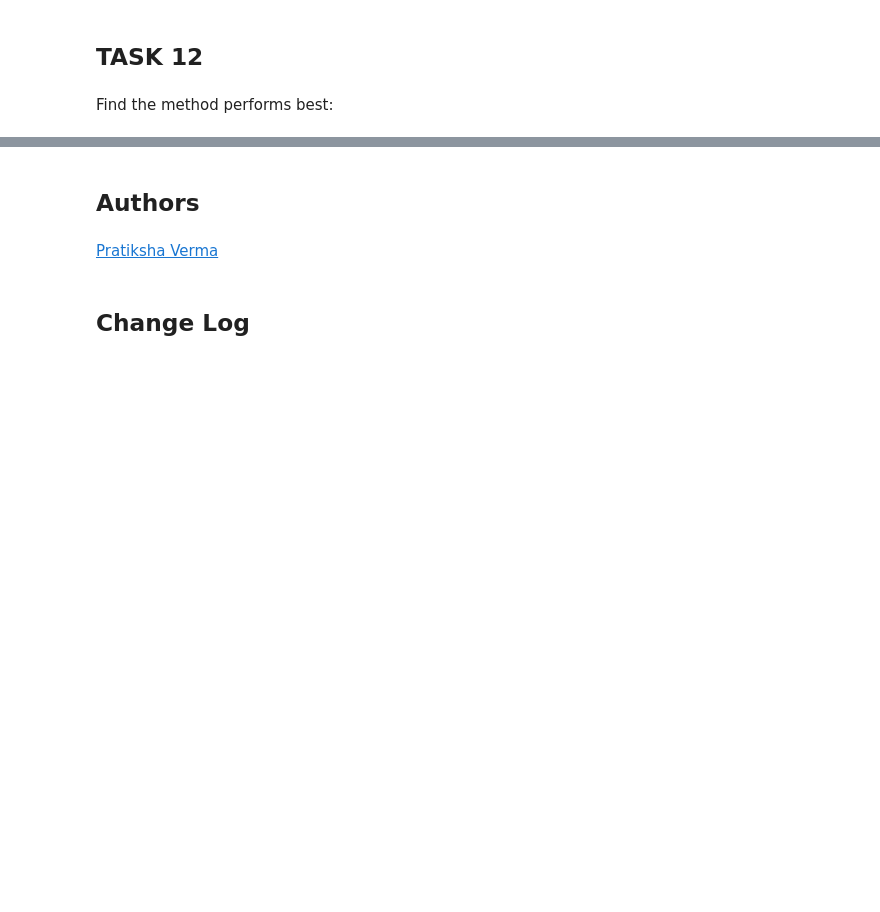
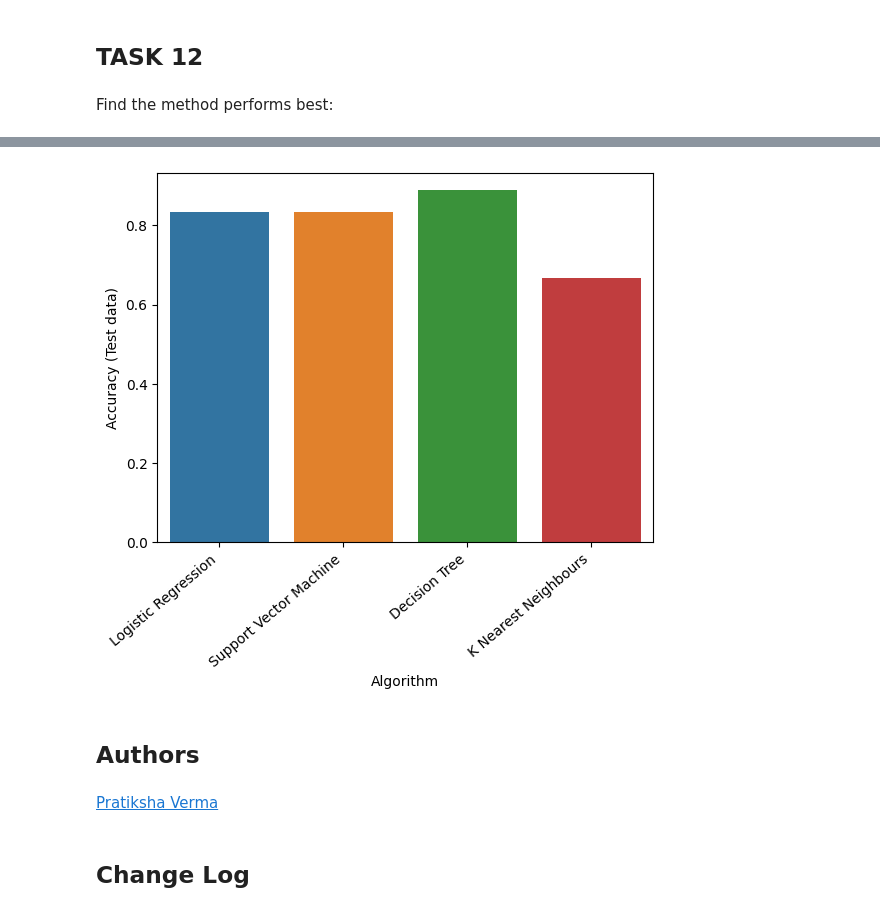
Before and after one commit to siekim03/IBM-Data-Science-Professional-Certificate, a Jupyter notebook: 10. Applied Data Science Capstone/05. Predictive Analytics/Machine-learning.ipynb, the cells around one changed output, grey strips where cells are left out. Cells and saved outputs as stored; diff of their text form; code cells hidden in the pictures; blank space fills up the shorter version.

Commit message:
Update figures

```diff
--- a/10. Applied Data Science Capstone/05. Predictive Analytics/Machine-learning.ipynb
+++ b/10. Applied Data Science Capstone/05. Predictive Analytics/Machine-learning.ipynb
@@ -327,3 +327,9 @@ df
+# %%
+ax = sns.barplot(data=df, x='Algorithm', y='Accuracy (Test data)')
+ax.set_xticklabels(ax.get_xticklabels(), rotation=40, ha="right")
+plt.show()
+# %% [output]
+[figure, added]
 # %% [markdown]
 ## Authors
 # %% [markdown]
```
Also changed, not shown: parts of 7 cells of this notebook.
